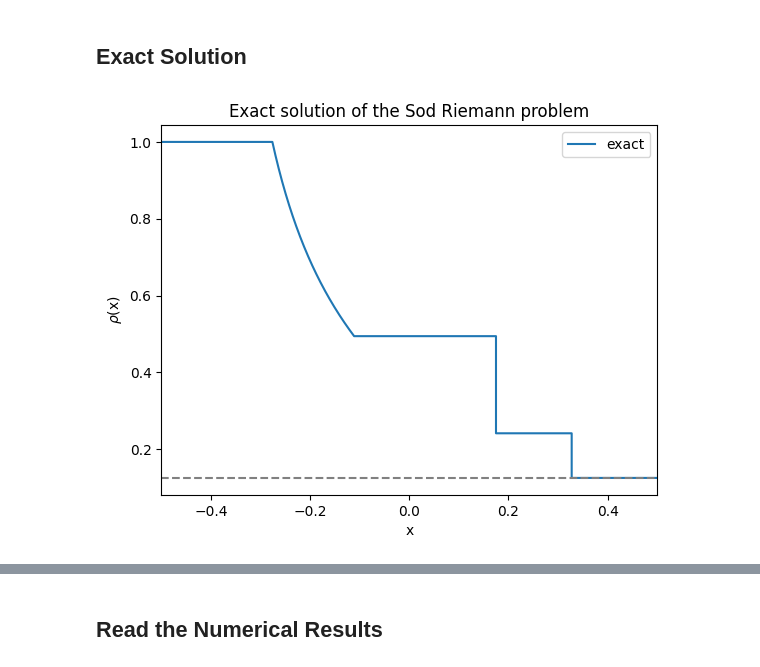
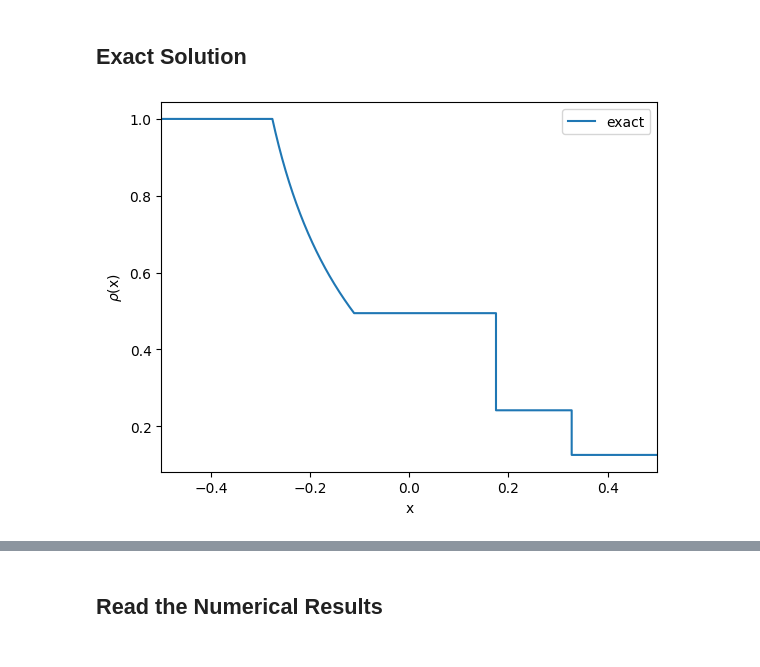
Before and after one commit to Sofiadossena/NumericalRelativityExercises, a Jupyter notebook: Sod_ShockTube/ETK_1D_plots.ipynb, the cells around one changed output, grey strips where cells are left out. Drawn from its saved outputs; the diff is of its cells as text; code cells hidden in the pictures.

```diff
--- a/Sod_ShockTube/ETK_1D_plots.ipynb
+++ b/Sod_ShockTube/ETK_1D_plots.ipynb
@@ -23,13 +23,12 @@ vz_exact=exact[:,5]
 # %%
 ## this is the EXACT SOLUTION TO COMPARE
 plt.plot(x_exact, rho_exact, label="exact") #rho as a function of x
 plt.xlim(-0.5, 0.5)
 plt.legend()
 plt.xlabel("x")
 plt.ylabel(r"$\rho$(x)")
-plt.title("Exact solution of the Sod Riemann problem")
-plt.plot(np.linspace(-0.5, 0.5, 100), 1/8*np.ones(100), "--", color="gray", label="initial state")
+plt.savefig("/home/jovyan/simulations/exact.png", dpi=200)
 plt.show()
 # Rarefaction towards the left, then Contact Discontinuity and Shock Wave
 # %% [output]
-[figure, old version]
+[figure, new version]
```
Also changed, not shown: parts of 10 cells of this notebook.
